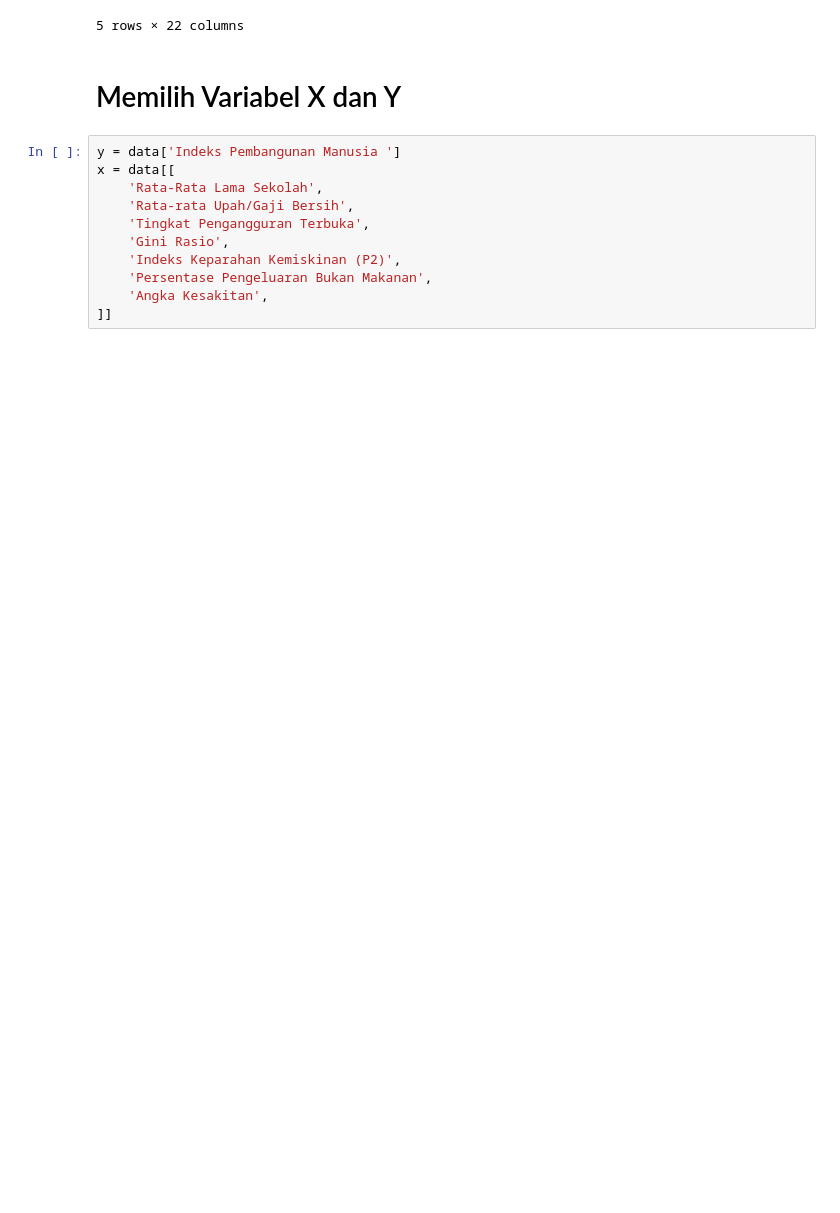
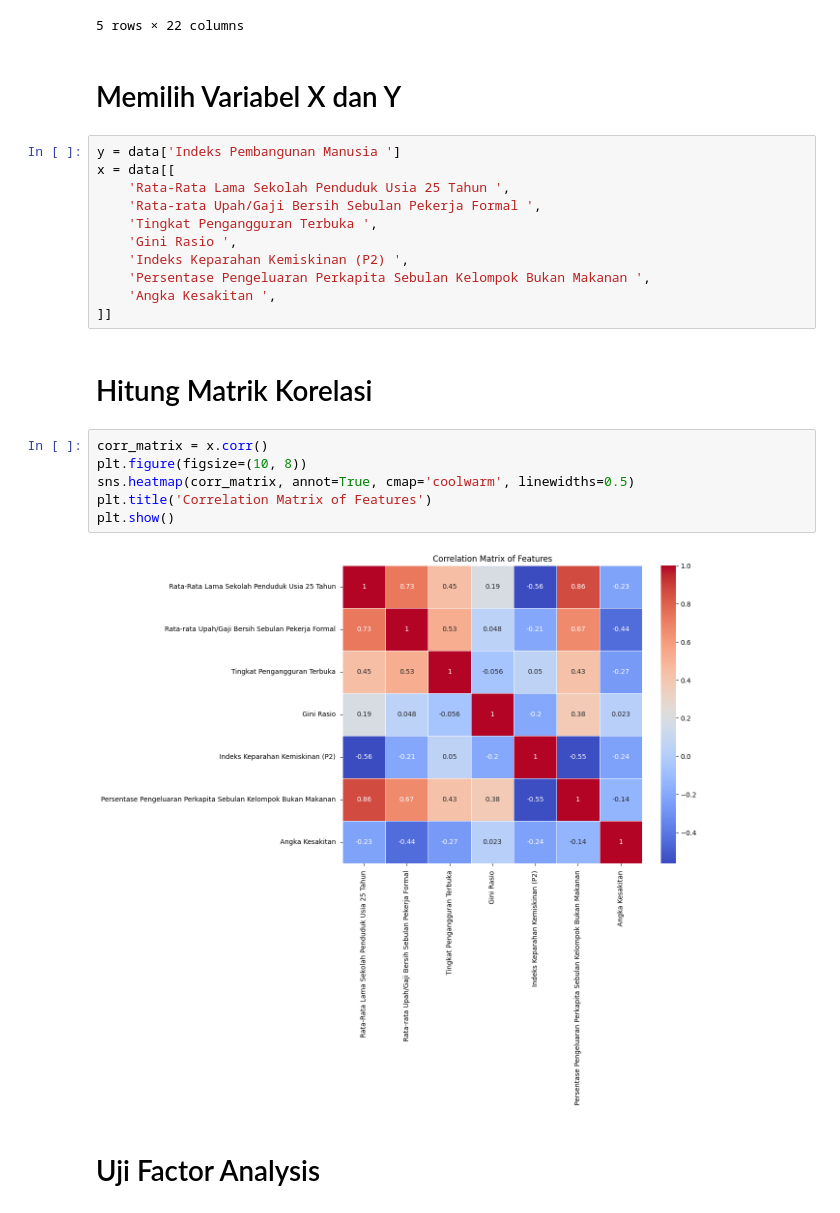
Before and after one commit to yowxy/Analysys-Factor-based-on-Study-Case, a Jupyter notebook: index.ipynb, the cells around one changed output. Drawn from its saved outputs; the diff is of its cells as text; blank space fills up the shorter version.

Commit message:
feat: make an uji factor analysis

```diff
--- a/index.ipynb
+++ b/index.ipynb
@@ -62,11 +65,23 @@ data.head()
 # %%
 y = data['Indeks Pembangunan Manusia ']
 x = data[[
-    'Rata-Rata Lama Sekolah',
-    'Rata-rata Upah/Gaji Bersih',
-    'Tingkat Pengangguran Terbuka',
-    'Gini Rasio',
-    'Indeks Keparahan Kemiskinan (P2)',
-    'Persentase Pengeluaran Bukan Makanan',
-    'Angka Kesakitan',
+    'Rata-Rata Lama Sekolah Penduduk Usia 25 Tahun ',
+    'Rata-rata Upah/Gaji Bersih Sebulan Pekerja Formal ',
+    'Tingkat Pengangguran Terbuka ',
+    'Gini Rasio ',
+    'Indeks Keparahan Kemiskinan (P2) ',
+    'Persentase Pengeluaran Perkapita Sebulan Kelompok Bukan Makanan ',
+    'Angka Kesakitan ',
 ]]
+# %% [markdown]
+# Hitung Matrik Korelasi
+# %%
+corr_matrix = x.corr()
+plt.figure(figsize=(10, 8))
+sns.heatmap(corr_matrix, annot=True, cmap='coolwarm', linewidths=0.5)
+plt.title('Correlation Matrix of Features')
+plt.show()
+# %% [output]
+[figure, added]
+# %% [markdown]
+# Uji Factor Analysis
```
Also changed, not shown: parts of 5 cells of this notebook.
